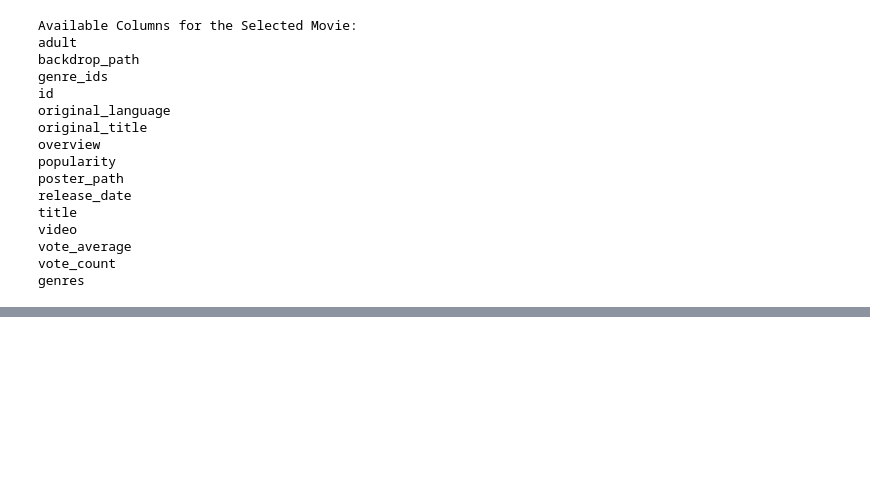
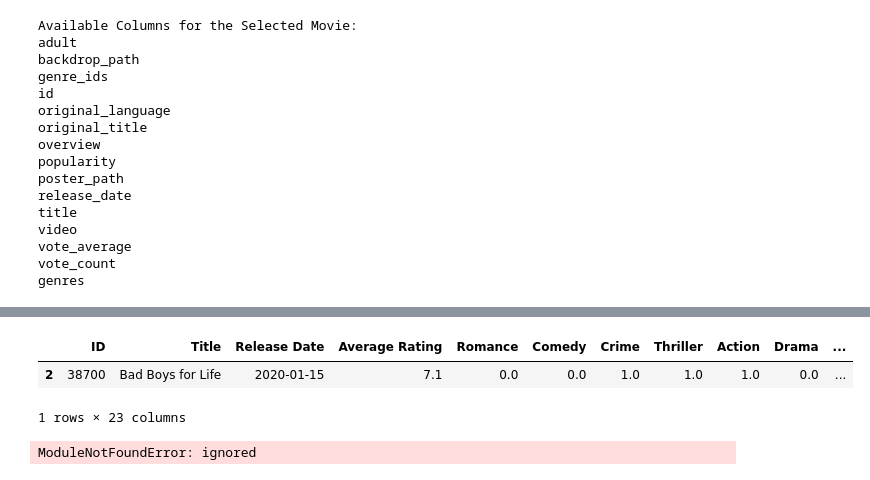
Before and after one commit to dmarshACSIT/SENG8080-23F-Sec-1, a Jupyter notebook: Project Team 8/ingestion/The movie Dataset.ipynb, the cells around one changed output, grey strips where cells are left out. Saved outputs shown, nothing was run; the diff lists cells and outputs as text; code cells hidden in the pictures; blank space fills up the shorter version.

```diff
--- a/Project Team 8/ingestion/The movie Dataset.ipynb
+++ b/Project Team 8/ingestion/The movie Dataset.ipynb
@@ -239,0 +235,2 @@ movie_df.drop
+# %%
+movie_df = movie_df.sort_values(by='ID', ascending=True)
@@ -239,0 +266,44 @@ movie_df.drop
+# %%
+#as runtime column is having null values more rows we will drop the column to process it further
+# List of columns to drop
+columns_to_drop = ['Production Companies', 'Languages','Runtime (minutes)', 'Overview']
+
+# Drop the specified columns
+movie_df = movie_df.drop(columns_to_drop, axis=1)
+# %%
+movie_df.head(1)
+# %% [output]
+|  | ID | Title | Release Date | Average Rating | Romance | Comedy | Crime | Thriller | Action | Drama | ... |
+| 2 | 38700 | Bad Boys for Life | 2020-01-15 | 7.1 | 0.0 | 0.0 | 1.0 | 1.0 | 1.0 | 0.0 | ... |
+1 rows × 23 columns
+# %%
+import pandas as pd
+from sqlalchemy import create_engine
+import datetime
+
+# Initialize the database connection
+db_url = "mysql://username:password@localhost/database"
+engine = create_engine(db_url)
+
+# Define a function to insert data into the database
+def insert_data():
+    current_day = datetime.datetime.now().weekday()
+
+    # Check if today is Friday (4) to ensure insertion only on Fridays
+    if current_day == 4:
+        for index, row in movie_df.iterrows():
+            movie_id = row["ID"]
+            # Check if the movie ID is already in the database
+            query = f"SELECT * FROM movies WHERE id = {movie_id}"
+            result = engine.execute(query)
+
+            if not result.fetchall():
+                # Insert the data into the database
+                insert_query = f"INSERT INTO movies (id, title) VALUES ({movie_id}, '{row['Title']}')"
+                engine.execute(insert_query)
+                print(f"Inserted: {row['Title']} (ID: {movie_id})")
+
+# Run the data insertion function
+insert_data()
+# %% [output]
+ModuleNotFoundError: ignored
```
Also changed, not shown: parts of 11 cells of this notebook.
